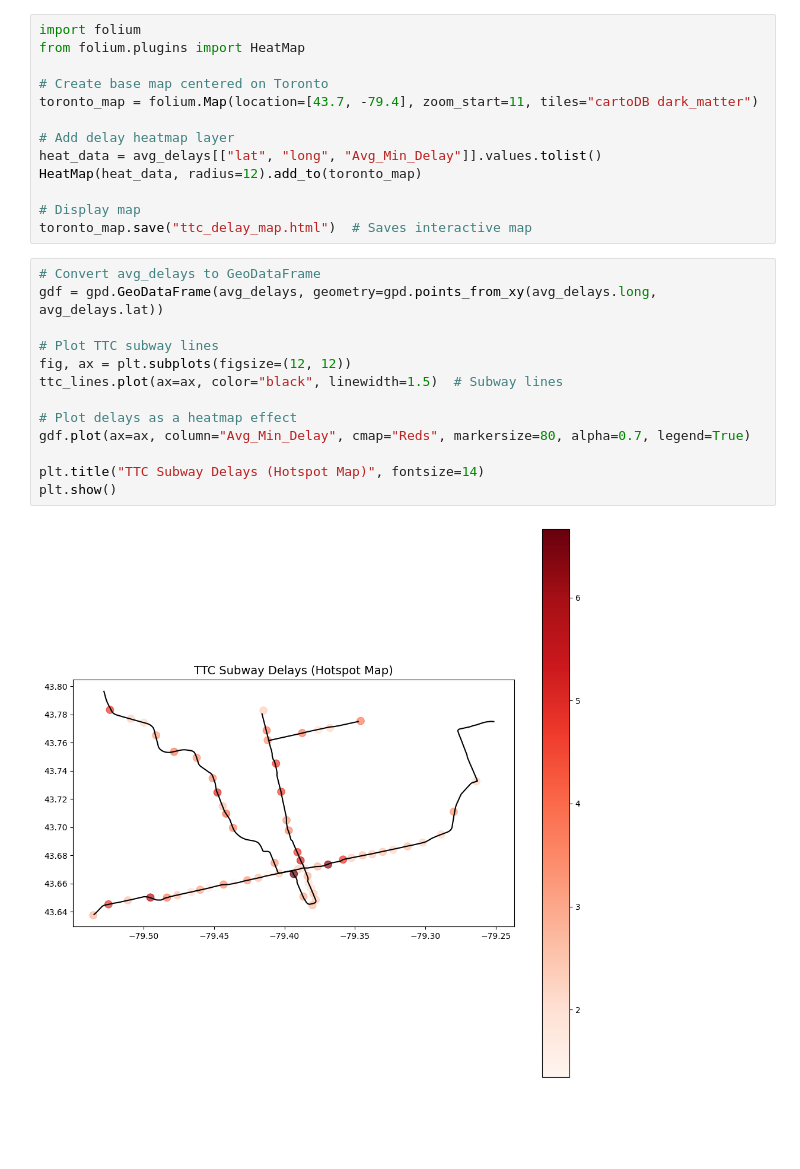
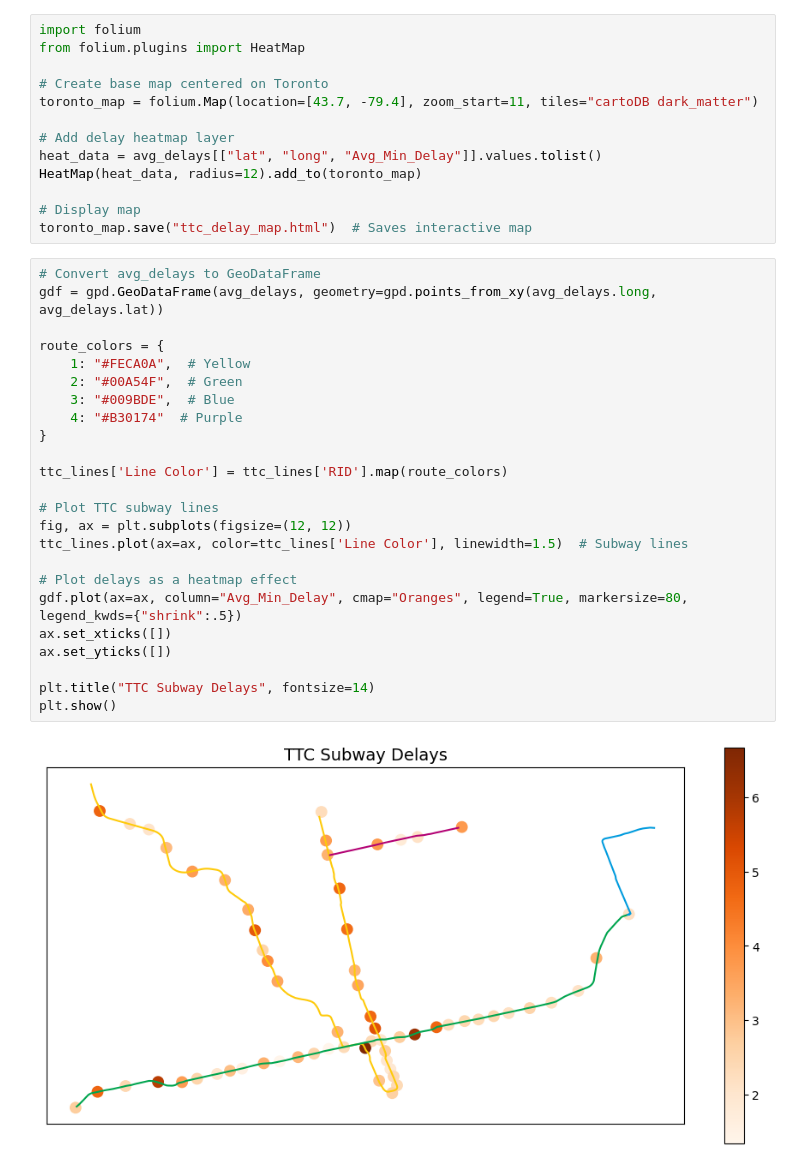
Before and after one commit to JYW5114/TTC_delay, a Jupyter notebook: subway_analysis.ipynb, the cells around one changed output. Drawn from its saved outputs; the diff is of its cells as text; blank space fills up the shorter version.

Commit message:
update subway code

```diff
--- a/subway_analysis.ipynb
+++ b/subway_analysis.ipynb
@@ -832,15 +763,26 @@ toronto_map.save("ttc_delay_map.html")  # Saves interactive map
 # %%
 # Convert avg_delays to GeoDataFrame
 gdf = gpd.GeoDataFrame(avg_delays, geometry=gpd.points_from_xy(avg_delays.long, avg_delays.lat))
 
+route_colors = {
+    1: "#FECA0A",  # Yellow
+    2: "#00A54F",  # Green
+    3: "#009BDE",  # Blue
+    4: "#B30174"  # Purple
+}
+
+ttc_lines['Line Color'] = ttc_lines['RID'].map(route_colors)
+
 # Plot TTC subway lines
 fig, ax = plt.subplots(figsize=(12, 12))
-ttc_lines.plot(ax=ax, color="black", linewidth=1.5)  # Subway lines
+ttc_lines.plot(ax=ax, color=ttc_lines['Line Color'], linewidth=1.5)  # Subway lines
 
 # Plot delays as a heatmap effect
-gdf.plot(ax=ax, column="Avg_Min_Delay", cmap="Reds", markersize=80, alpha=0.7, legend=True)
+gdf.plot(ax=ax, column="Avg_Min_Delay", cmap="Oranges", legend=True, markersize=80, legend_kwds={"shrink":.5})
+ax.set_xticks([])
+ax.set_yticks([])
 
-plt.title("TTC Subway Delays (Hotspot Map)", fontsize=14)
+plt.title("TTC Subway Delays", fontsize=14)
 plt.show()
 # %% [output]
-[figure, old version]
+[figure, new version]
```
Also changed, not shown: parts of 4 cells of this notebook, 1 other file.
